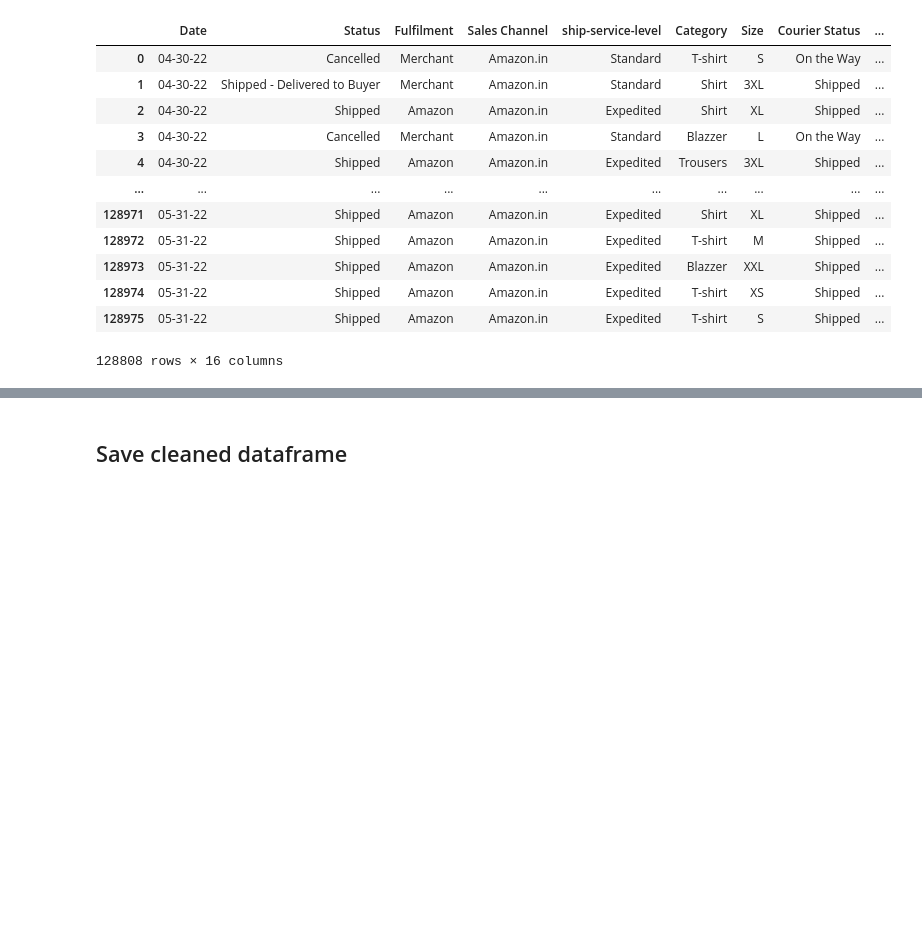
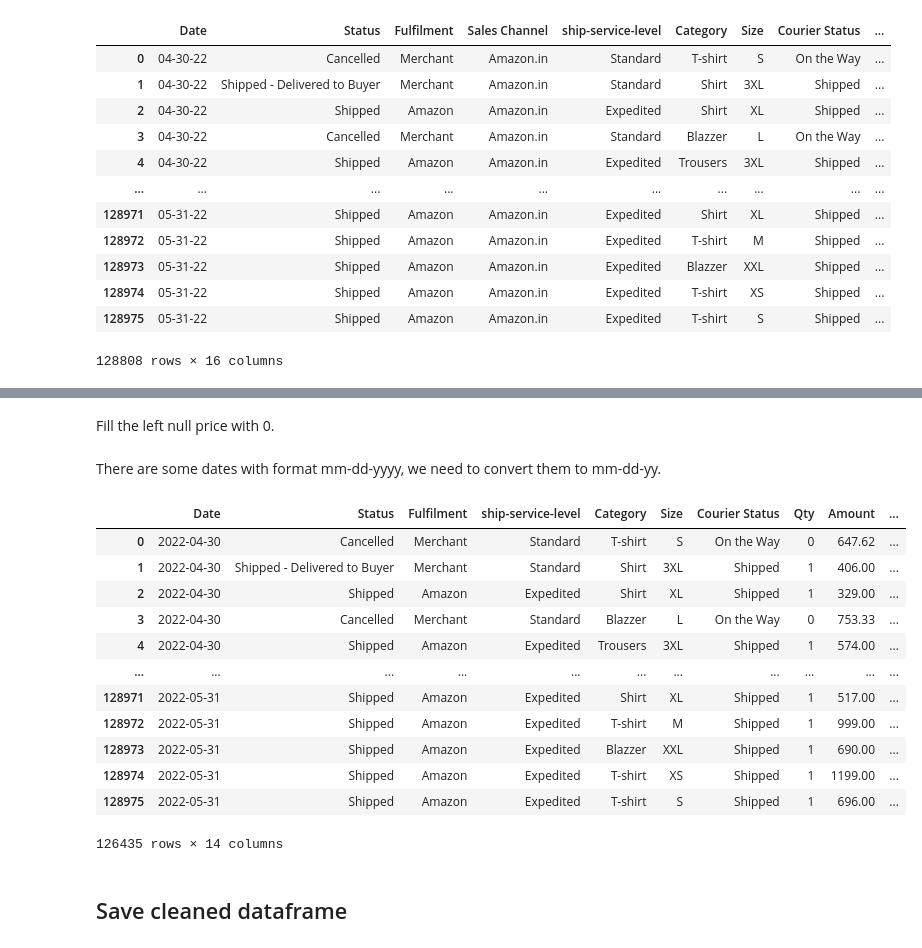
Before and after one commit to Keithsel/DAP301m-code, a Jupyter notebook: Lab_2/data/cleaning_data.ipynb, the cells around one changed output, grey strips where cells are left out. Saved outputs shown, nothing was run; the diff lists cells and outputs as text; code cells hidden in the pictures; blank space fills up the shorter version.

```diff
--- a/Lab_2/data/cleaning_data.ipynb
+++ b/Lab_2/data/cleaning_data.ipynb
@@ -169,0 +181,3 @@ df
+# %%
+df = df.dropna(subset=['ship-postal-code'])
+df['ship-postal-code'] = df['ship-postal-code'].astype(int)
@@ -170,3 +186,38 @@ df
+# %%
+df = df.fillna({'fulfilled-by': "Other methods"})
+# %% [markdown]
+Fill the left null price with 0.
+# %%
+df = df.fillna({'Amount': 0})
+# %% [markdown]
+There are some dates with format mm-dd-yyyy, we need to convert them to mm-dd-yy.
+# %%
+def parse_dates(date_str):
+    date_str = date_str.strip()
+    for fmt in ('%m-%d-%Y', '%m-%d-%y'):
+        try:
+            return pd.to_datetime(date_str, format=fmt)
+        except ValueError:
+            continue
+    return pd.NaT
+
+df['Date'] = df['Date'].apply(parse_dates)
+# %%
+df
+# %% [output]
+|  | Date | Status | Fulfilment | ship-service-level | Category | Size | Courier Status | Qty | Amount | ... |
+| 0 | 2022-04-30 | Cancelled | Merchant | Standard | T-shirt | S | On the Way | 0 | 647.62 | ... |
+| 1 | 2022-04-30 | Shipped - Delivered to Buyer | Merchant | Standard | Shirt | 3XL | Shipped | 1 | 406.00 | ... |
+| 2 | 2022-04-30 | Shipped | Amazon | Expedited | Shirt | XL | Shipped | 1 | 329.00 | ... |
+| 3 | 2022-04-30 | Cancelled | Merchant | Standard | Blazzer | L | On the Way | 0 | 753.33 | ... |
+| 4 | 2022-04-30 | Shipped | Amazon | Expedited | Trousers | 3XL | Shipped | 1 | 574.00 | ... |
+| ... | ... | ... | ... | ... | ... | ... | ... | ... | ... | ... |
+| 128971 | 2022-05-31 | Shipped | Amazon | Expedited | Shirt | XL | Shipped | 1 | 517.00 | ... |
+| 128972 | 2022-05-31 | Shipped | Amazon | Expedited | T-shirt | M | Shipped | 1 | 999.00 | ... |
+| 128973 | 2022-05-31 | Shipped | Amazon | Expedited | Blazzer | XXL | Shipped | 1 | 690.00 | ... |
+| 128974 | 2022-05-31 | Shipped | Amazon | Expedited | T-shirt | XS | Shipped | 1 | 1199.00 | ... |
+| 128975 | 2022-05-31 | Shipped | Amazon | Expedited | T-shirt | S | Shipped | 1 | 696.00 | ... |
+126435 rows × 14 columns
 # %% [markdown]
 ## Save cleaned dataframe
 # %%
```
Also changed, not shown: parts of 6 cells of this notebook, 2 other files.
